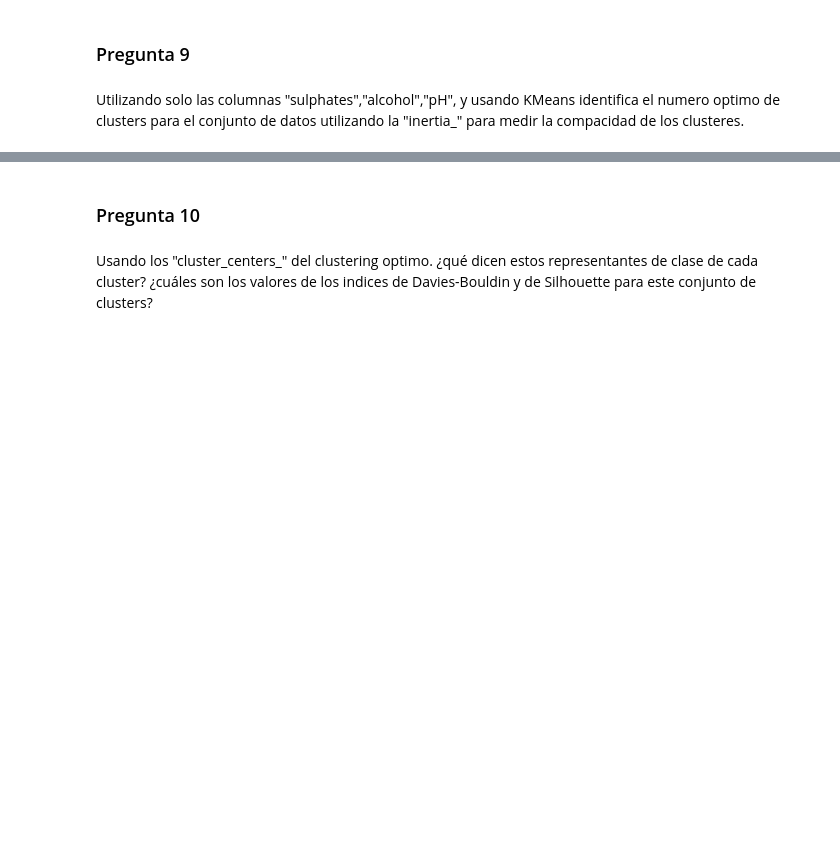
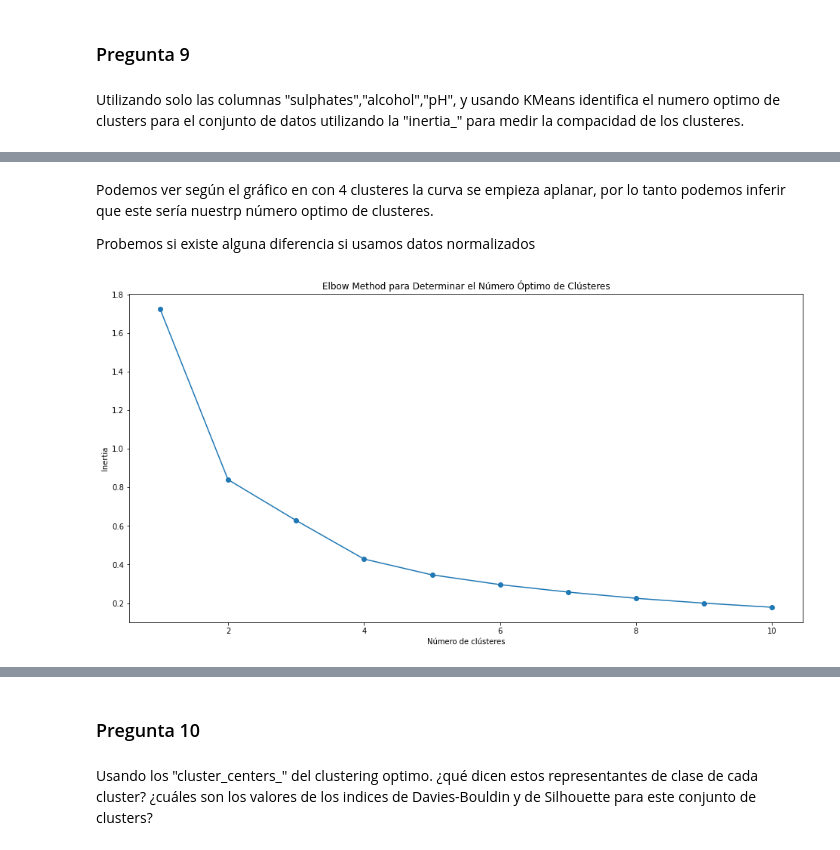
Before and after one commit to datawilly/Aprendizaje-automatico-aplicado, a Jupyter notebook: PEC2 - AAA - 17ENE2024 - APELLIDO1 NOMBRE.ipynb, the cells around one changed output, grey strips where cells are left out. Drawn from its saved outputs; the diff is of its cells as text; code cells hidden in the pictures; blank space fills up the shorter version.

```diff
--- a/PEC2 - AAA - 17ENE2024 - APELLIDO1 NOMBRE.ipynb
+++ b/PEC2 - AAA - 17ENE2024 - APELLIDO1 NOMBRE.ipynb
@@ -970,0 +957,32 @@ plt.show()
+# %% [markdown]
+Podemos ver según el gráfico en con 4 clusteres la curva se empieza aplanar, por lo tanto podemos inferir que este sería nuestrp número optimo de clusteres.
+
+Probemos si existe alguna diferencia si usamos datos normalizados
+# %%
+#Extraemos nuevamente nuestras columnas objetivo
+X = wine[["sulphates", "alcohol", "pH"]]
+
+#Instanciamos el normalizador
+normalizer = Normalizer()
+
+#Lo aplicamos a los datos X
+X_n = normalizer.fit_transform(X)
+
+#Creamos otra vez la lista vacia que almacene los datos de la inercia
+inertia = []
+
+#Usamos el mismo bucle for para probar varios números de clusteres
+for k in range(1, 11):
+    kmeans = KMeans(n_clusters=k, random_state=42)
+    kmeans.fit(X_n)
+    inertia.append(kmeans.inertia_)
+
+#Volvemos a graficar la curva de codo para ver el comportamiento de la inercia con datos normalizados
+plt.figure(figsize=(16,8))
+plt.plot(range(1, 11), inertia, marker='o')
+plt.xlabel('Número de clústeres')
+plt.ylabel('Inertia')
+plt.title('Elbow Method para Determinar el Número Óptimo de Clústeres')
+plt.show()
+# %% [output]
+[figure, added]
```
Also changed, not shown: parts of 28 cells of this notebook.
